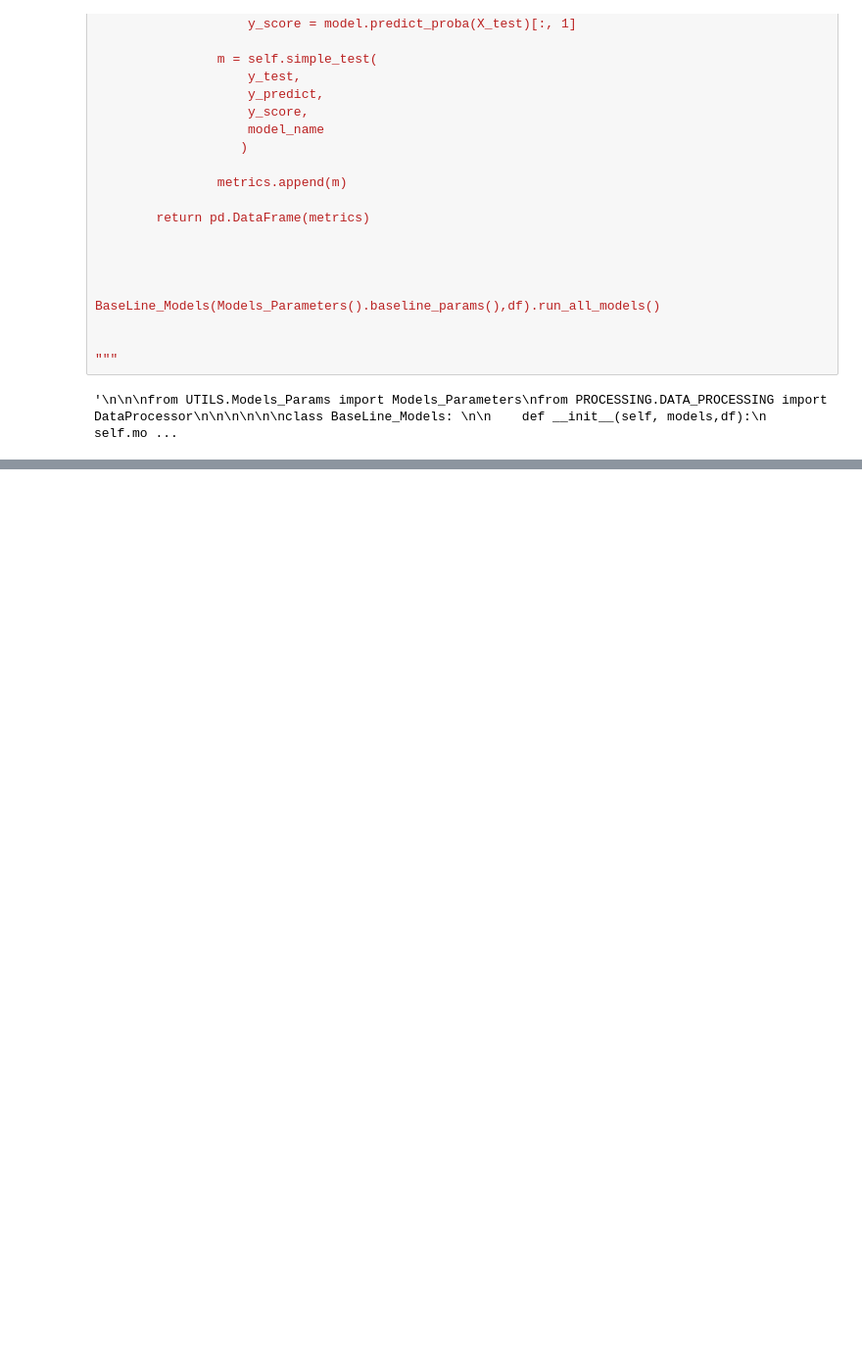
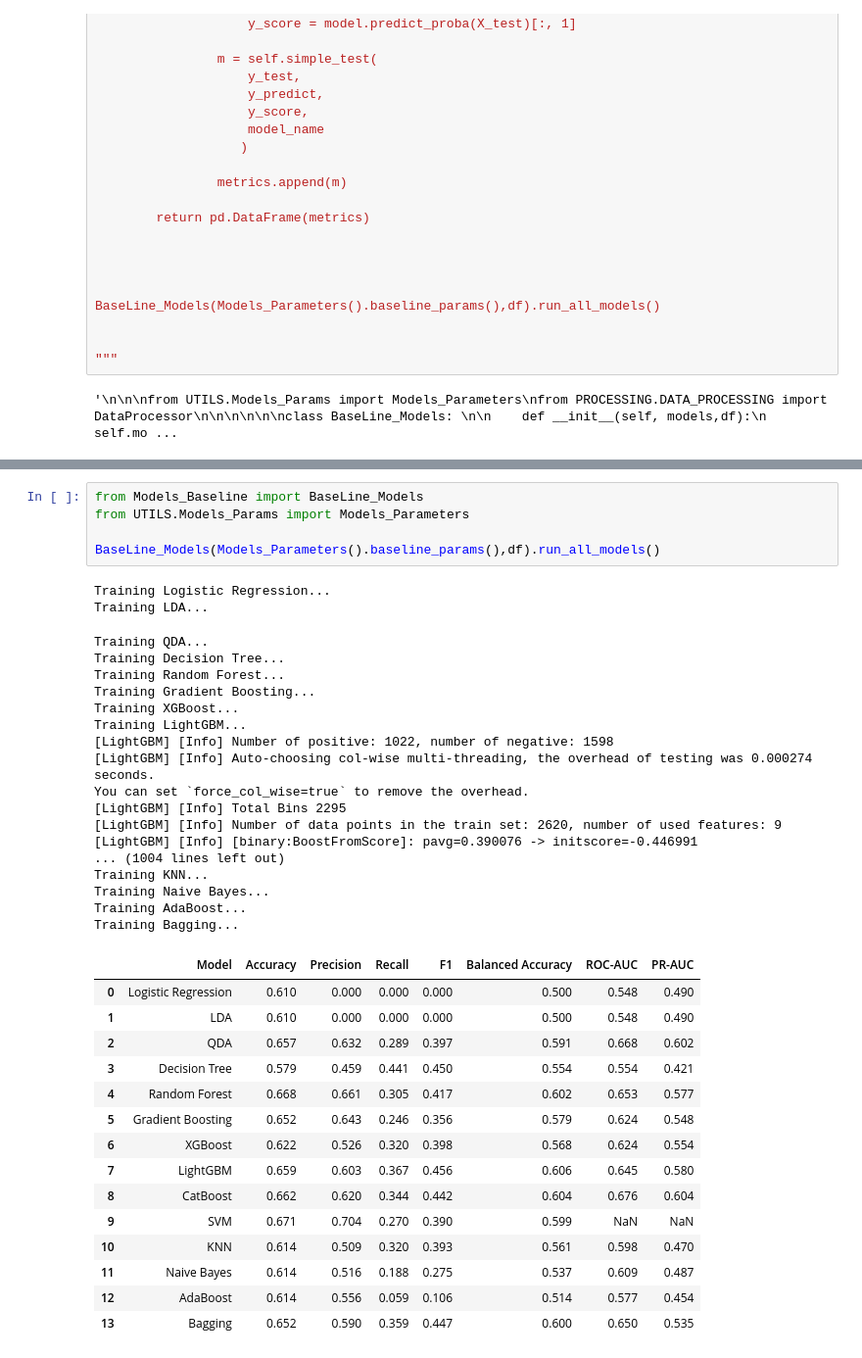
Before and after one commit to mehdiigouch/WATER-POTABILITY-USING-ML-PROJECT_V2, a Jupyter notebook: ML_MODEL/MODELS.ipynb, the cells around one changed output, grey strips where cells are left out. Shown at 98% size. Cells and saved outputs as stored; diff of their text form; blank space fills up the shorter version.

```diff
--- a/ML_MODEL/MODELS.ipynb
+++ b/ML_MODEL/MODELS.ipynb
@@ -1094,0 +1119,40 @@ BaseLine_Models(Models_Parameters().baseline_params(),df).run_all_models()
+# %%
+from Models_Baseline import BaseLine_Models
+from UTILS.Models_Params import Models_Parameters
+
+BaseLine_Models(Models_Parameters().baseline_params(),df).run_all_models()
+# %% [output]
+Training Logistic Regression...
+Training LDA...
+Training QDA...
+Training Decision Tree...
+Training Random Forest...
+Training Gradient Boosting...
+Training XGBoost...
+Training LightGBM...
+[LightGBM] [Info] Number of positive: 1022, number of negative: 1598
+[LightGBM] [Info] Auto-choosing col-wise multi-threading, the overhead of testing was 0.000274 seconds.
+You can set `force_col_wise=true` to remove the overhead.
+[LightGBM] [Info] Total Bins 2295
+[LightGBM] [Info] Number of data points in the train set: 2620, number of used features: 9
+[LightGBM] [Info] [binary:BoostFromScore]: pavg=0.390076 -> initscore=-0.446991
+... (1004 lines left out)
+Training KNN...
+Training Naive Bayes...
+Training AdaBoost...
+Training Bagging...
+|  | Model | Accuracy | Precision | Recall | F1 | Balanced Accuracy | ROC-AUC | PR-AUC |
+| 0 | Logistic Regression | 0.610 | 0.000 | 0.000 | 0.000 | 0.500 | 0.548 | 0.490 |
+| 1 | LDA | 0.610 | 0.000 | 0.000 | 0.000 | 0.500 | 0.548 | 0.490 |
+| 2 | QDA | 0.657 | 0.632 | 0.289 | 0.397 | 0.591 | 0.668 | 0.602 |
+| 3 | Decision Tree | 0.579 | 0.459 | 0.441 | 0.450 | 0.554 | 0.554 | 0.421 |
+| 4 | Random Forest | 0.668 | 0.661 | 0.305 | 0.417 | 0.602 | 0.653 | 0.577 |
+| 5 | Gradient Boosting | 0.652 | 0.643 | 0.246 | 0.356 | 0.579 | 0.624 | 0.548 |
+| 6 | XGBoost | 0.622 | 0.526 | 0.320 | 0.398 | 0.568 | 0.624 | 0.554 |
+| 7 | LightGBM | 0.659 | 0.603 | 0.367 | 0.456 | 0.606 | 0.645 | 0.580 |
+| 8 | CatBoost | 0.662 | 0.620 | 0.344 | 0.442 | 0.604 | 0.676 | 0.604 |
+| 9 | SVM | 0.671 | 0.704 | 0.270 | 0.390 | 0.599 | NaN | NaN |
+| 10 | KNN | 0.614 | 0.509 | 0.320 | 0.393 | 0.561 | 0.598 | 0.470 |
+| 11 | Naive Bayes | 0.614 | 0.516 | 0.188 | 0.275 | 0.537 | 0.609 | 0.487 |
+| 12 | AdaBoost | 0.614 | 0.556 | 0.059 | 0.106 | 0.514 | 0.577 | 0.454 |
+| 13 | Bagging | 0.652 | 0.590 | 0.359 | 0.447 | 0.600 | 0.650 | 0.535 |
```
Also changed, not shown: parts of 9 cells of this notebook, 5 other files.
